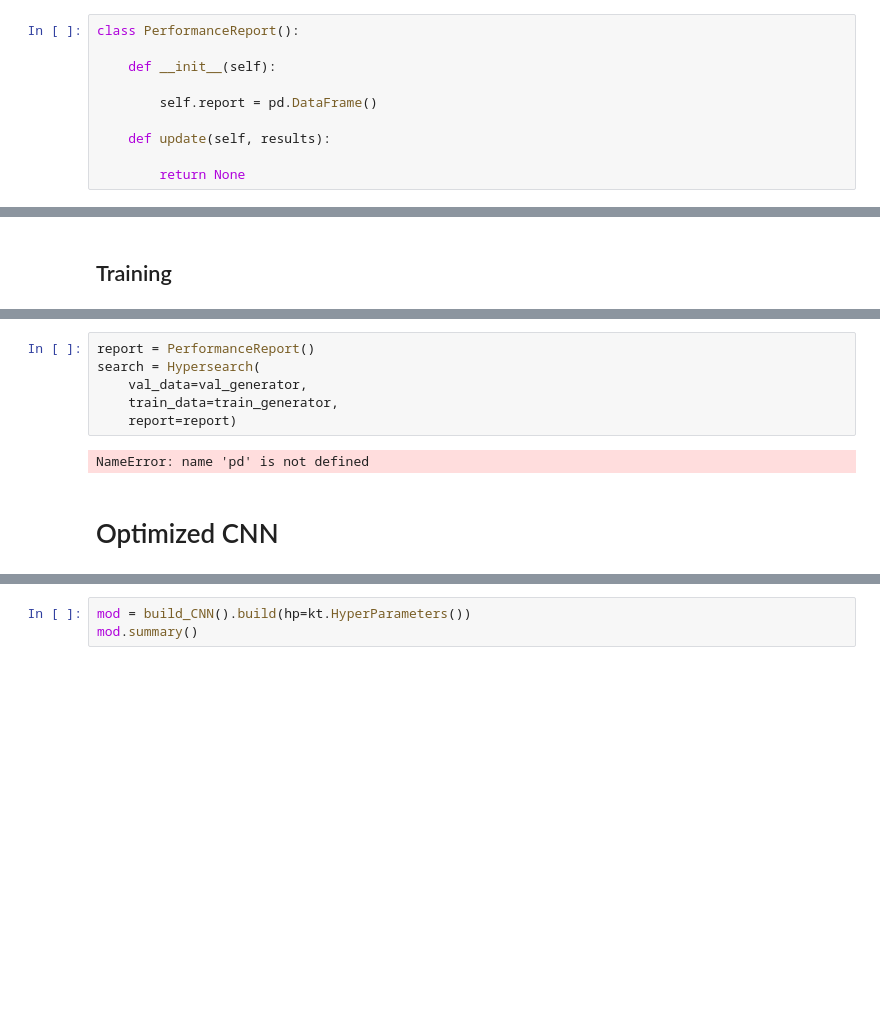
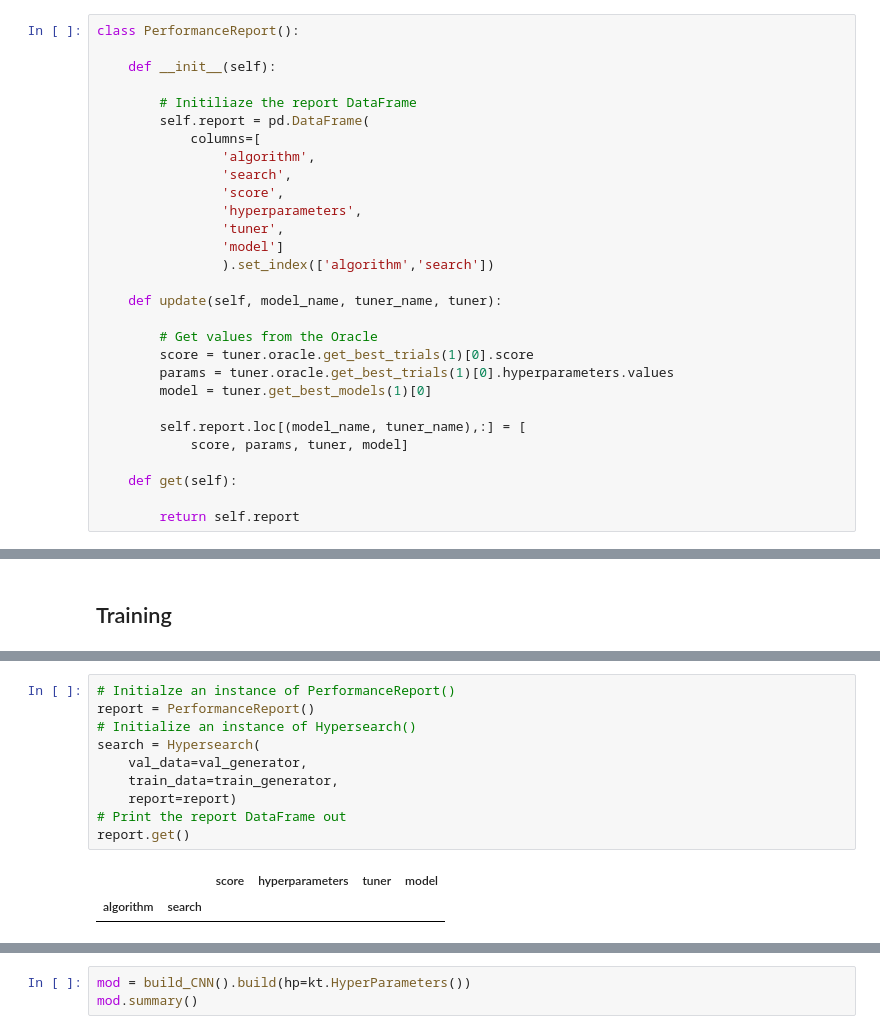
Before and after one commit to thibaudgrosjean/StandfordDogs, a Jupyter notebook: base2.ipynb, the cells around one changed output, grey strips where cells are left out. Drawn from its saved outputs; the diff is of its cells as text; blank space fills up the shorter version.

```diff
--- a/base2.ipynb
+++ b/base2.ipynb
@@ -302,16 +595,35 @@ In this part, we develop a *ToolBox* to facilitate our models *training*, in whi
 ## Evaluation
 # %% [markdown]
 In order to track our experiments results, we create a *class* which will ingest performance summaries of *KerasTuner* and output a performance report in the form of a *Pandas DataFrame*:
-# %%
-class PerformanceReport():
-
-    def __init__(self):
-
-        self.report = pd.DataFrame()
-
-    def update(self, results):
-
-        return None
+# %%
+class PerformanceReport():
+
+    def __init__(self):
+
+        # Initiliaze the report DataFrame
+        self.report = pd.DataFrame(
+            columns=[
+                'algorithm',
+                'search',
+                'score',
+                'hyperparameters',
+                'tuner',
+                'model']
+                ).set_index(['algorithm','search'])
+
+    def update(self, model_name, tuner_name, tuner):
+
+        # Get values from the Oracle
+        score = tuner.oracle.get_best_trials(1)[0].score
+        params = tuner.oracle.get_best_trials(1)[0].hyperparameters.values
+        model = tuner.get_best_models(1)[0]
+
+        self.report.loc[(model_name, tuner_name),:] = [
+            score, params, tuner, model]
+
+    def get(self):
+
+        return self.report
 # %% [markdown]
 ## Top Layer
 # %% [markdown]
@@ -564,10 +897,13 @@ class Hypersearch():
 # %%
+# Initialze an instance of PerformanceReport()
 report = PerformanceReport()
+# Initialize an instance of Hypersearch()
 search = Hypersearch(
     val_data=val_generator,
     train_data=train_generator,
     report=report)
+# Print the report DataFrame out
+report.get()
 # %% [output]
-NameError: name 'pd' is not defined
+|  |  | score | hyperparameters | tuner | model |
+| algorithm | search |  |  |  |  |
-# %% [markdown]
-# Optimized CNN
```
Also changed, not shown: parts of 19 cells of this notebook.
